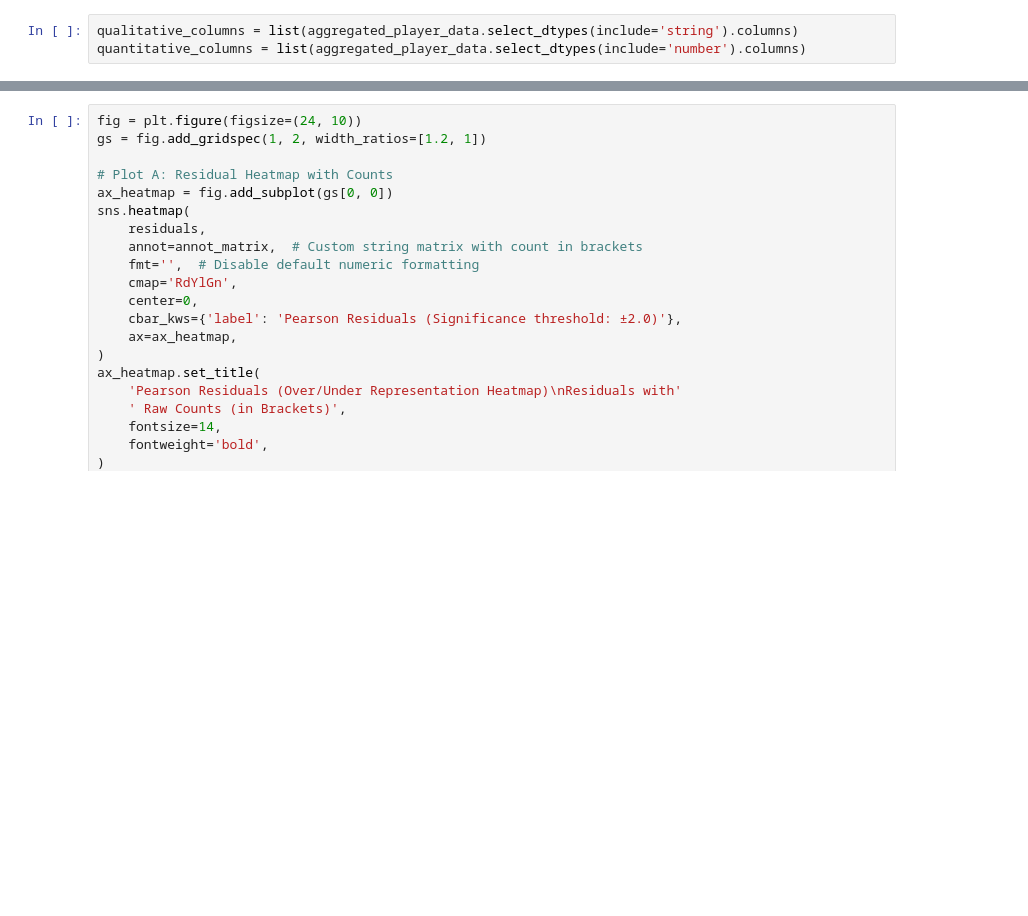
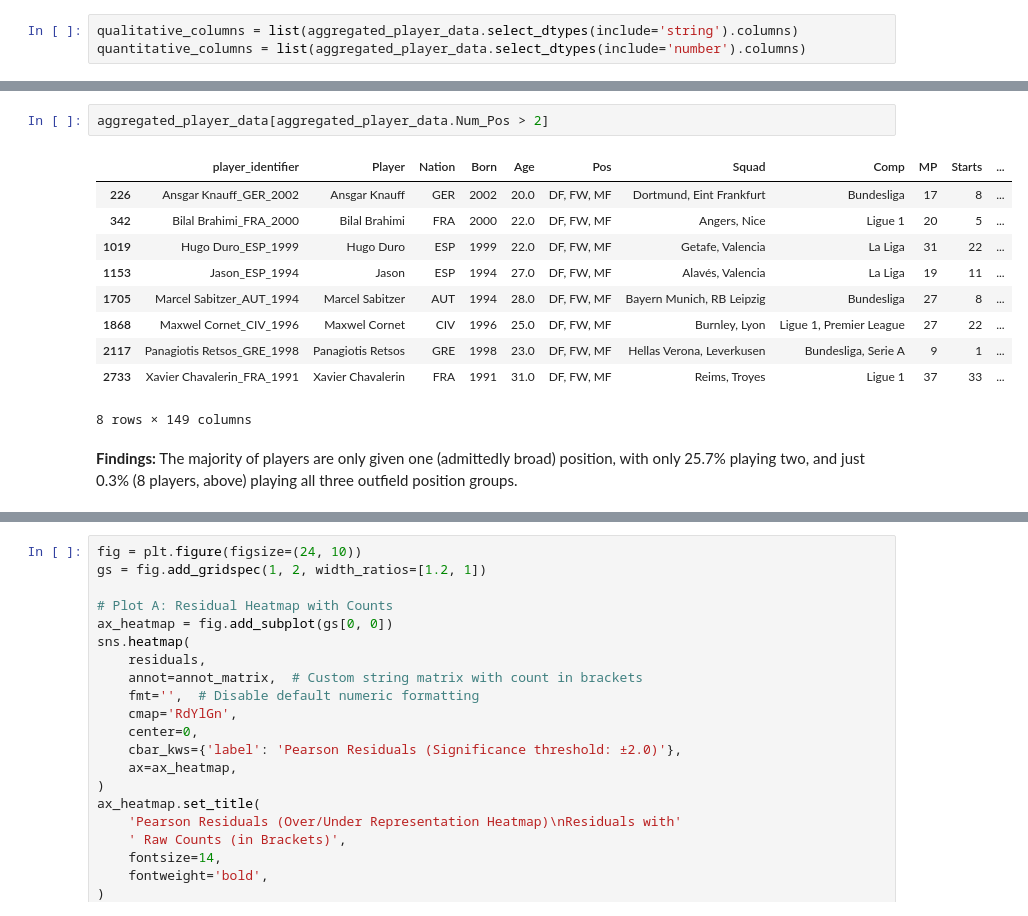
Before and after one commit to Scott-Trowers/player-architects, a Jupyter notebook: notebooks/season2122_eda.ipynb, the cells around one changed output, grey strips where cells are left out. Saved outputs shown, nothing was run; the diff lists cells and outputs as text; blank space fills up the shorter version.

```diff
--- a/notebooks/season2122_eda.ipynb
+++ b/notebooks/season2122_eda.ipynb
@@ -567 +629,17 @@ plt.show()
+# %%
+aggregated_player_data[aggregated_player_data.Num_Pos > 2]
+# %% [output]
+|  | player_identifier | Player | Nation | Born | Age | Pos | Squad | Comp | MP | Starts | ... |
+| 226 | Ansgar Knauff_GER_2002 | Ansgar Knauff | GER | 2002 | 20.0 | DF, FW, MF | Dortmund, Eint Frankfurt | Bundesliga | 17 | 8 | ... |
+| 342 | Bilal Brahimi_FRA_2000 | Bilal Brahimi | FRA | 2000 | 22.0 | DF, FW, MF | Angers, Nice | Ligue 1 | 20 | 5 | ... |
+| 1019 | Hugo Duro_ESP_1999 | Hugo Duro | ESP | 1999 | 22.0 | DF, FW, MF | Getafe, Valencia | La Liga | 31 | 22 | ... |
+| 1153 | Jason_ESP_1994 | Jason | ESP | 1994 | 27.0 | DF, FW, MF | Alavés, Valencia | La Liga | 19 | 11 | ... |
+| 1705 | Marcel Sabitzer_AUT_1994 | Marcel Sabitzer | AUT | 1994 | 28.0 | DF, FW, MF | Bayern Munich, RB Leipzig | Bundesliga | 27 | 8 | ... |
+| 1868 | Maxwel Cornet_CIV_1996 | Maxwel Cornet | CIV | 1996 | 25.0 | DF, FW, MF | Burnley, Lyon | Ligue 1, Premier League | 27 | 22 | ... |
+| 2117 | Panagiotis Retsos_GRE_1998 | Panagiotis Retsos | GRE | 1998 | 23.0 | DF, FW, MF | Hellas Verona, Leverkusen | Bundesliga, Serie A | 9 | 1 | ... |
+| 2733 | Xavier Chavalerin_FRA_1991 | Xavier Chavalerin | FRA | 1991 | 31.0 | DF, FW, MF | Reims, Troyes | Ligue 1 | 37 | 33 | ... |
+8 rows × 149 columns
+# %% [markdown]
+**Findings:**
+The majority of players are only given one (admittedly broad) position, with only 25.7% playing two, and just 0.3% (8 players, above) playing all three outfield position groups.
 # %%
```
Also changed, not shown: parts of 10 cells of this notebook.
